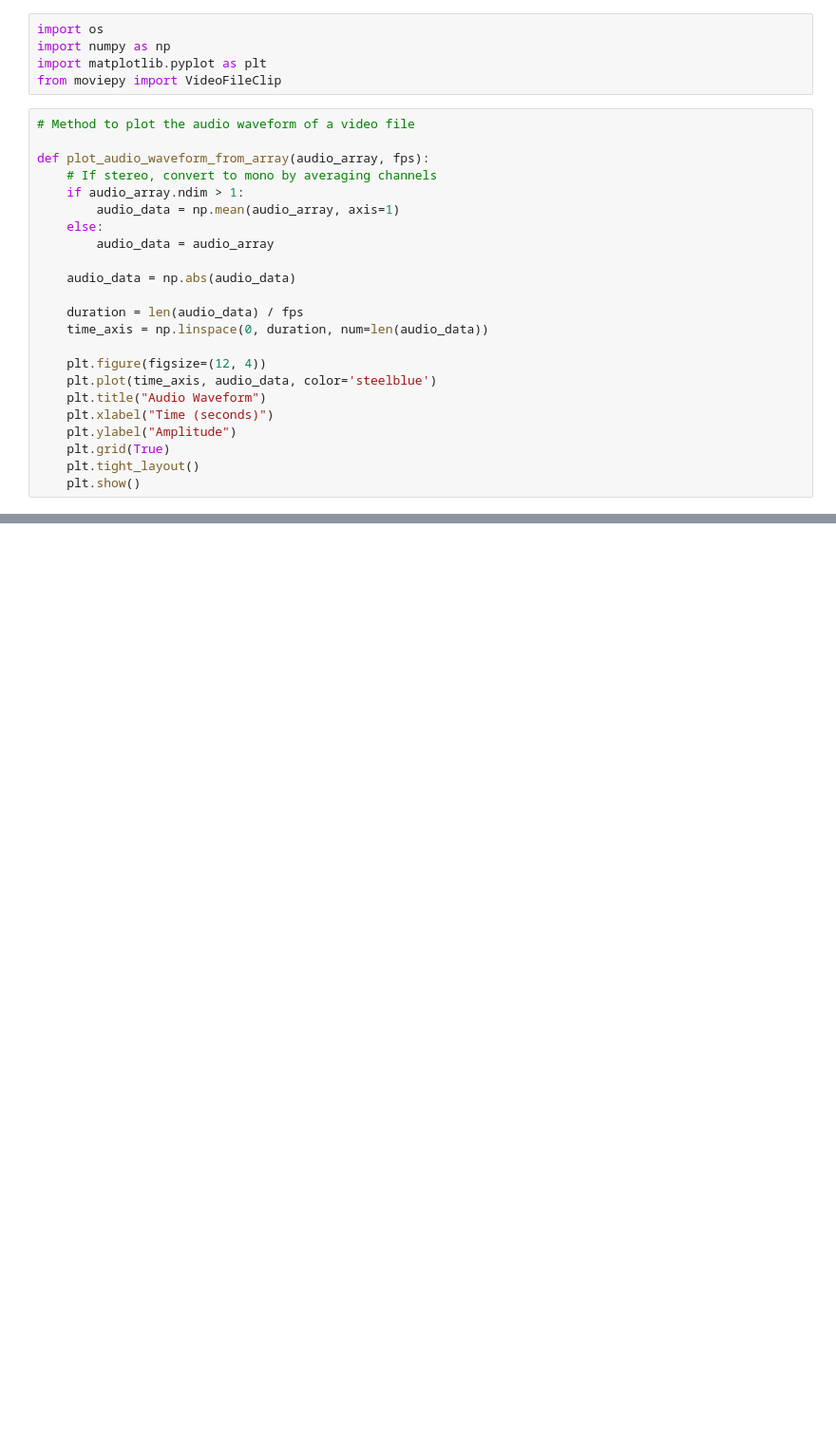
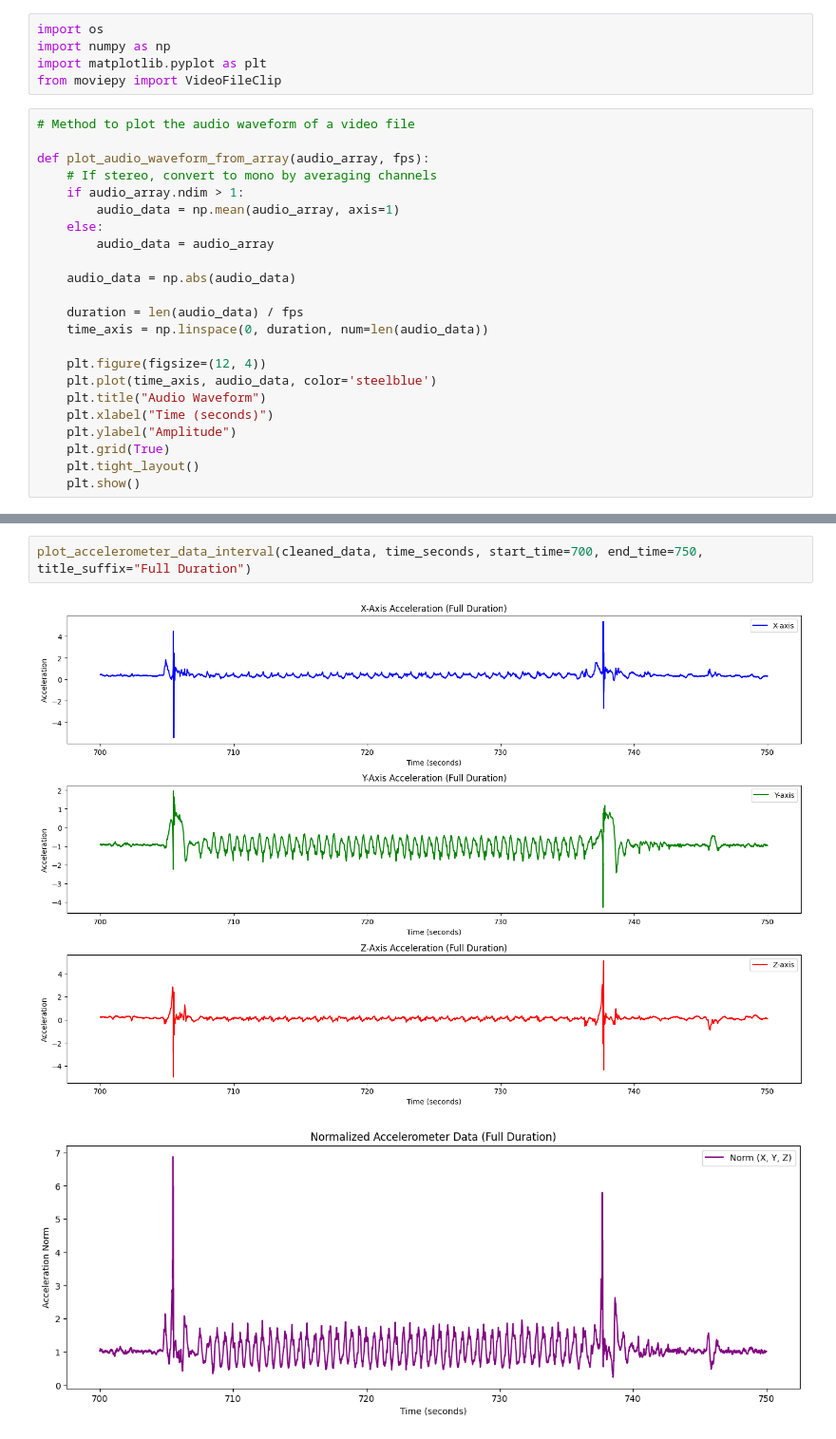
Before and after one commit to ModusMorris/Step-counter, a Jupyter notebook: src/clap_detection.ipynb, the cells around one changed output, grey strips where cells are left out. Shown at 95% size. Drawn from its saved outputs; the diff is of its cells as text; blank space fills up the shorter version.

```diff
--- a/src/clap_detection.ipynb
+++ b/src/clap_detection.ipynb
@@ -169,0 +306,5 @@ MoviePy - Done.
+# %%
+plot_accelerometer_data_interval(cleaned_data, time_seconds, start_time=700, end_time=750, title_suffix="Full Duration")
+# %% [output]
+[figure, added]
+[figure, added]
```
Also changed, not shown: parts of 14 cells of this notebook.
